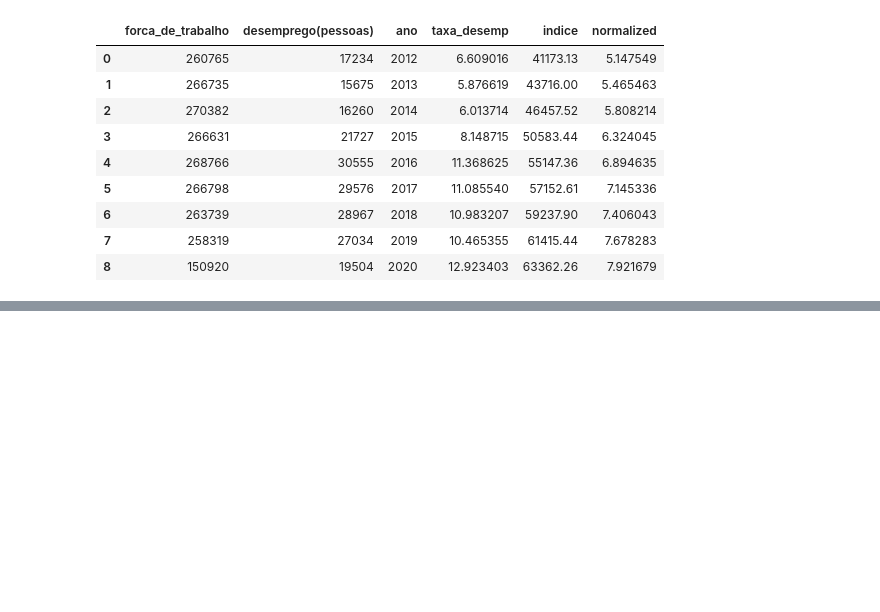
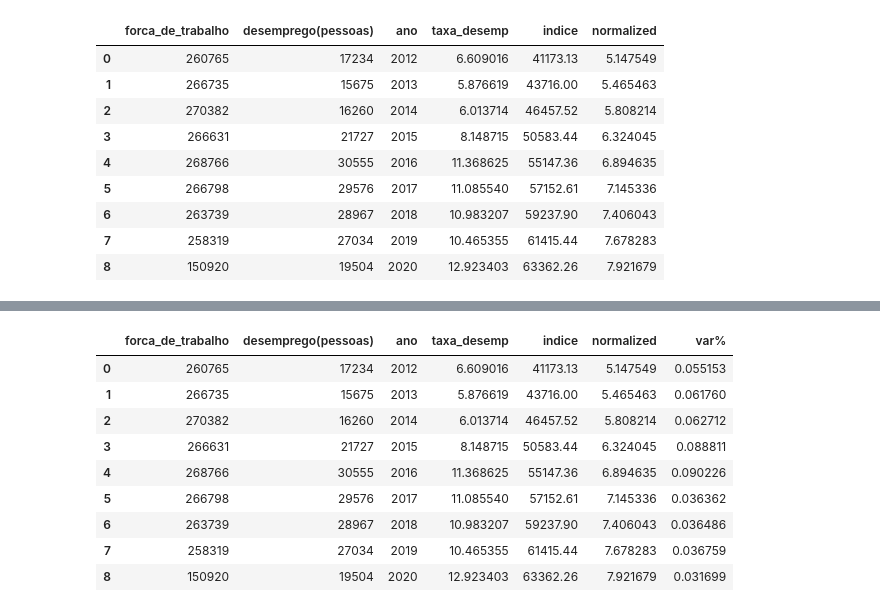
Before and after one commit to JV-Nunes/Curva_de_Phillips_BR, a Jupyter notebook: Curva_de_Phillips_BR.ipynb, the cells around one changed output, grey strips where cells are left out. Cells and saved outputs as stored; diff of their text form; code cells hidden in the pictures; blank space fills up the shorter version.

```diff
--- a/Curva_de_Phillips_BR.ipynb
+++ b/Curva_de_Phillips_BR.ipynb
@@ -128,0 +163,13 @@ plt.show()
+# %%
+agregad2
+# %% [output]
+|  | forca_de_trabalho | desemprego(pessoas) | ano | taxa_desemp | indice | normalized | var% |
+| 0 | 260765 | 17234 | 2012 | 6.609016 | 41173.13 | 5.147549 | 0.055153 |
+| 1 | 266735 | 15675 | 2013 | 5.876619 | 43716.00 | 5.465463 | 0.061760 |
+| 2 | 270382 | 16260 | 2014 | 6.013714 | 46457.52 | 5.808214 | 0.062712 |
+| 3 | 266631 | 21727 | 2015 | 8.148715 | 50583.44 | 6.324045 | 0.088811 |
+| 4 | 268766 | 30555 | 2016 | 11.368625 | 55147.36 | 6.894635 | 0.090226 |
+| 5 | 266798 | 29576 | 2017 | 11.085540 | 57152.61 | 7.145336 | 0.036362 |
+| 6 | 263739 | 28967 | 2018 | 10.983207 | 59237.90 | 7.406043 | 0.036486 |
+| 7 | 258319 | 27034 | 2019 | 10.465355 | 61415.44 | 7.678283 | 0.036759 |
+| 8 | 150920 | 19504 | 2020 | 12.923403 | 63362.26 | 7.921679 | 0.031699 |
```
Also changed, not shown: parts of 10 cells of this notebook.
